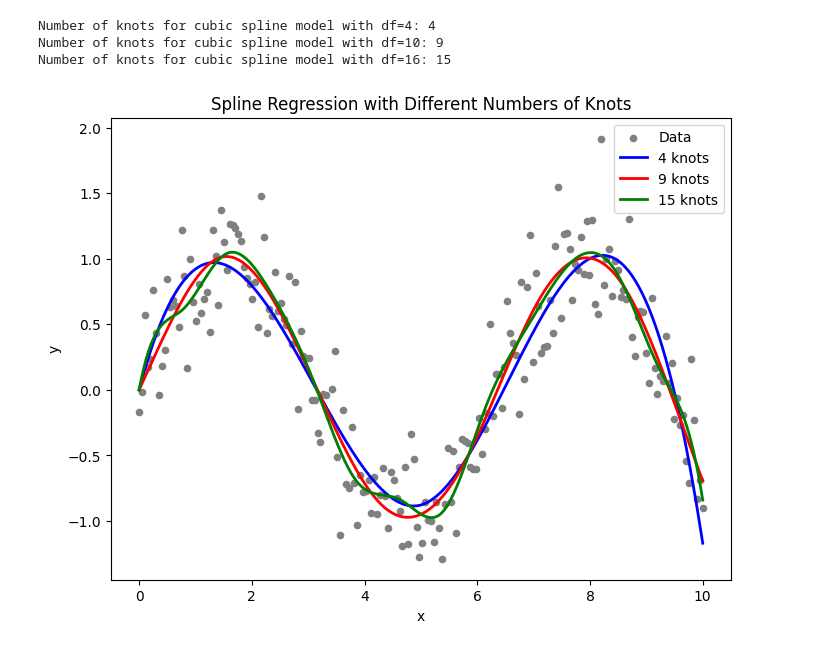
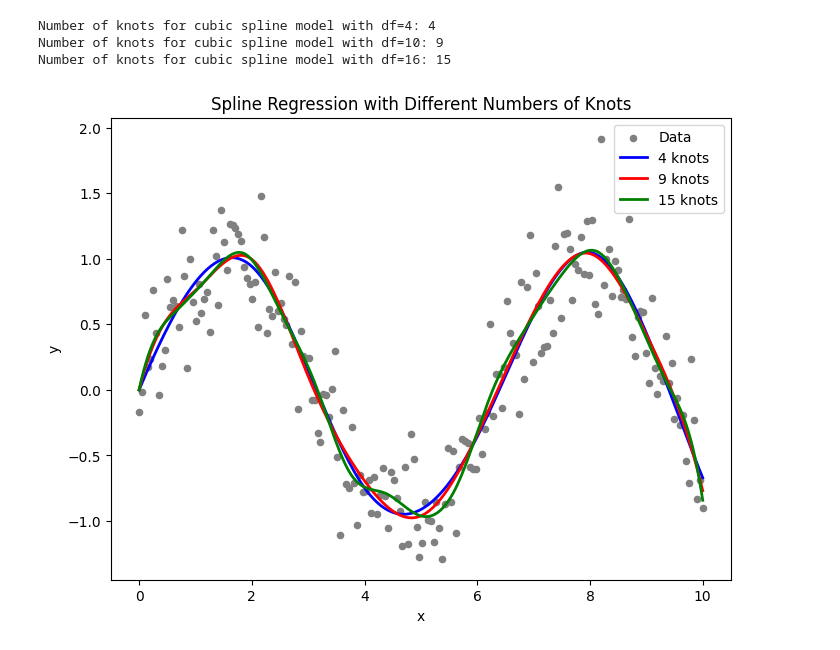
Before and after one commit to Dingyi-Lai/Dingyi-Lai.github.io, a Jupyter notebook: _ipynbs/spline.ipynb, the cells around one changed output. Cells and saved outputs as stored; diff of their text form; code cells hidden in the pictures.

```diff
--- a/_ipynbs/spline.ipynb
+++ b/_ipynbs/spline.ipynb
@@ -21,48 +21,48 @@ x_2d = x[:, None]
 
 # ---- Model 1: Using 4 degrees of freedom ----
 # In this context, we set df=[4] which mimics R's bs(x, df=4) for a single predictor.
-bs1 = BSplines(x_2d, df=[5], degree=[3])
+bs1 = BSplines(x_2d, df=[8], degree=[3])
 # Fit OLS using the spline basis
 model1 = sm.OLS(y, bs1.transform(x_2d)).fit()
 # Extract knots; bs1.knots is a list (one array per predictor)
-knots1 = bs1.basis.shape[1]
+knots1 = bs1.dim_basis - bs1.degrees[0]
 print("Number of knots for cubic spline model with df=4:", knots1)
 
 # ---- Model 2: Using 10 degrees of freedom ----
-bs2 = BSplines(x_2d, df=[10], degree=[3])
+bs2 = BSplines(x_2d, df=[13], degree=[3])
 model2 = sm.OLS(y, bs2.transform(x_2d)).fit()
-knots2 = bs2.basis.shape[1]
+knots2 = bs2.dim_basis - bs2.degrees[0]
 print("Number of knots for cubic spline model with df=10:", knots2)
 
 # ---- Model 3: Using 16 degrees of freedom ----
-bs3 = BSplines(x_2d, df=[16], degree=[3])
+bs3 = BSplines(x_2d, df=[19], degree=[3])
 model3 = sm.OLS(y, bs3.transform(x_2d)).fit()
-knots3 = bs3.basis.shape[1]
+knots3 = bs3.dim_basis - bs3.degrees[0]
 print("Number of knots for cubic spline model with df=16:", knots3)
 
 # Create a fine grid for prediction
 x_pred = np.linspace(0, 10, 500)[:, None]
 
 # Generate predictions from the three models
 y_pred1 = model1.predict(bs1.transform(x_pred))
 y_pred2 = model2.predict(bs2.transform(x_pred))
 y_pred3 = model3.predict(bs3.transform(x_pred))
 
 # Plot the data and fitted curves
 plt.figure(figsize=(8, 6))
 plt.scatter(x, y, color="grey", s=20, label="Data")
 plt.plot(x_pred.flatten(), y_pred1, color="blue", lw=2, label="4 knots")
 plt.plot(x_pred.flatten(), y_pred2, color="red", lw=2, label="9 knots")
 plt.plot(x_pred.flatten(), y_pred3, color="green", lw=2, label="15 knots")
 plt.title("Spline Regression with Different Numbers of Knots")
 plt.xlabel("x")
 plt.ylabel("y")
 plt.legend(loc="upper right")
 # Save the plot to a file (ensure that the directory '_images' exists)
 plt.savefig("../_images/[SR]spline_regression_python.png", dpi=300)
 plt.show()
 # %% [output]
 Number of knots for cubic spline model with df=4: 4
 Number of knots for cubic spline model with df=10: 9
 Number of knots for cubic spline model with df=16: 15
-[figure, old version]
+[figure, new version]
```
Also changed, not shown: 2 other files.
